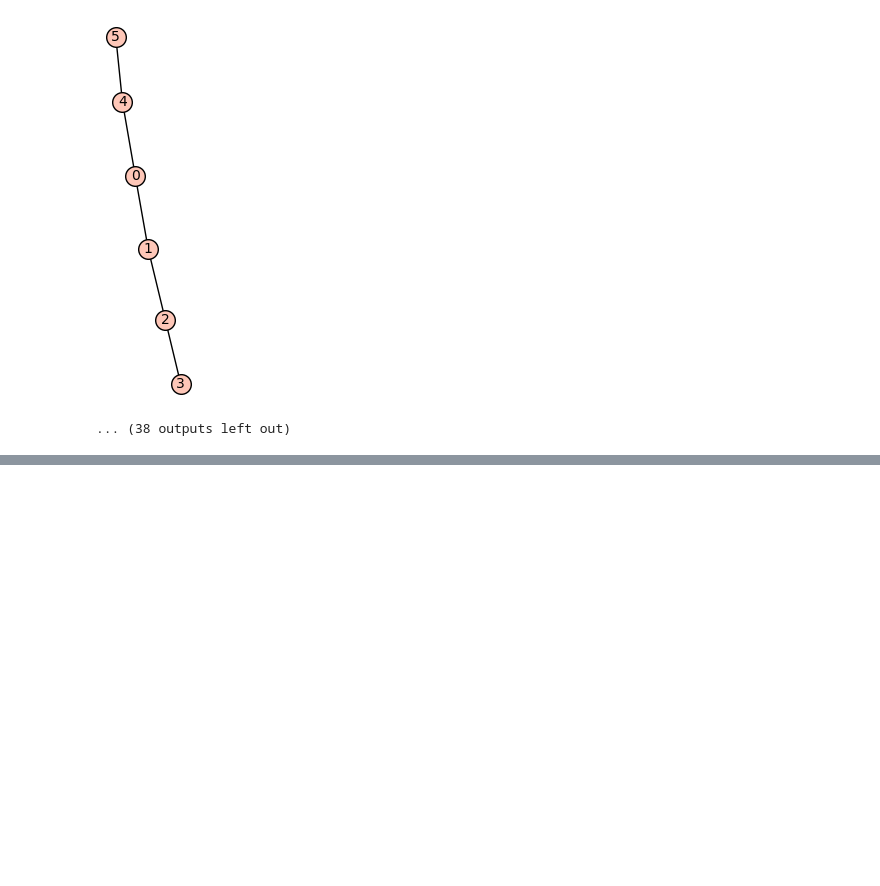
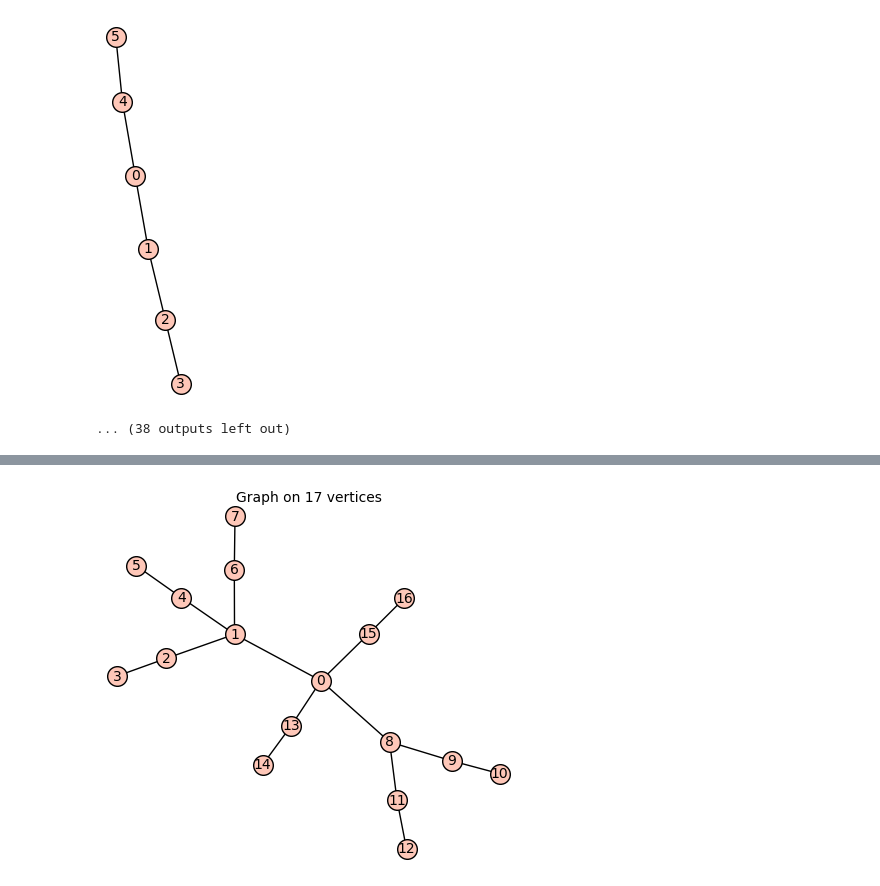
Before and after one commit to PrelogSasa/FIN-PRAK-PROJEKT, a Jupyter notebook: projekt.ipynb, the cells around one changed output, grey strips where cells are left out. Cells and saved outputs as stored; diff of their text form; code cells hidden in the pictures; blank space fills up the shorter version.

```diff
--- a/projekt.ipynb
+++ b/projekt.ipynb
@@ -39,10 +27,10 @@ def minABCindeks(n): #izracun najmanjsega ABC indeksa za vsa drevesa z n vozlisc
 #minABCindeks(9)
 # %%
 rezultati = []
-for n in range(19) : #range naredi seznam od 0 do 18, midva hoceva grafe z vozlisci od 1 do 19 zato je spodaj n+1
+for n in range(17) : #range naredi seznam od 0 do 18, midva hoceva grafe z vozlisci od 1 do 19 zato je spodaj n+1
         rez = [vrednost, seznam_grafov] = minABCindeks(n+1)
         rezultati.append(rez)
-rezultati #rabu je okol 10 min
+rezultati #rabu je okol 10 min (za 19)
 # %% [output]
 [(1, [Graph on 1 vertex]),
  (0, [Graph on 2 vertices]),
@@ -286,0 +250,11 @@ Graf s 6 vozlisci
+# %%
+def graph_into_matrix(graf):
+    sez = graf.vertices()
+    stevilo = len(sez)
+    mat = []
+    for u in graf:
+        vrstica = [0] * stevilo
+        for v in graf[u]:
+            vrstica[sez.index(v)] = 1
+        mat.append(vrstica)
+    return mat
@@ -286,0 +265,3 @@ Graf s 6 vozlisci
+# %%
+G = rezultati[16][1][0]
+graph_into_matrix(G)
@@ -286,0 +286,11 @@ Graf s 6 vozlisci
+# %%
+def matrix_into_graph(matrix):
+    slovar={}
+    for i in range(len(matrix)):
+        for j in range(len(matrix[i])):
+            if matrix[i][j] == 1:
+                if i in slovar:
+                    slovar[i].append(j)
+                else:
+                    slovar[i] = [j]
+    return  Graph(slovar)
@@ -286,0 +326,4 @@ Graf s 6 vozlisci
+# %%
+matrix_into_graph(graph_into_matrix(G))
+# %% [output]
+[figure, added]
```
Also changed, not shown: parts of 9 cells of this notebook.
